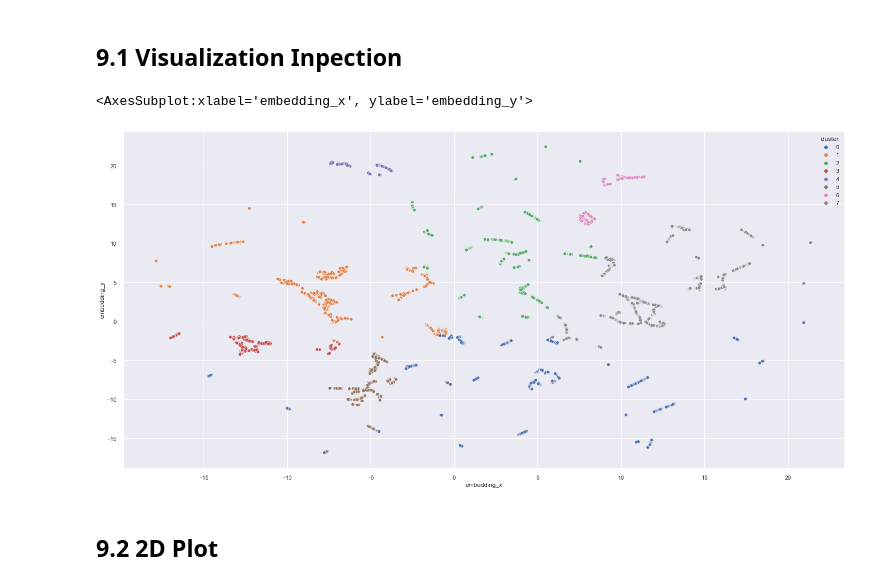
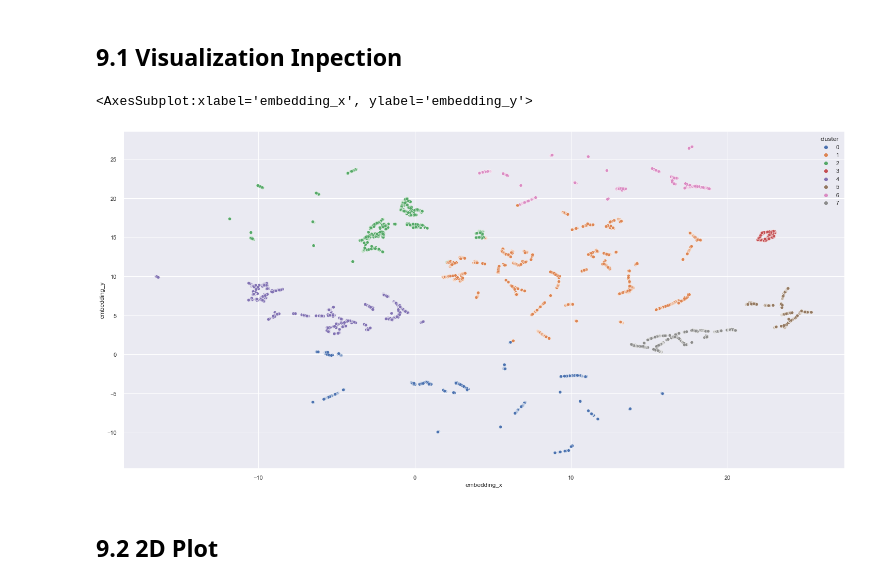
Before and after one commit to adrielepinto/clustering, a Jupyter notebook: notebooks/c0.9-pa005-clustering-model-mindmap.ipynb, the cells around one changed output. Cells and saved outputs as stored; diff of their text form; code cells hidden in the pictures.

```diff
--- a/notebooks/c0.9-pa005-clustering-model-mindmap.ipynb
+++ b/notebooks/c0.9-pa005-clustering-model-mindmap.ipynb
@@ -1022,12 +1025,12 @@ df92['cluster'] = labels
 # %%
 # visualizer = SilhouetteVisualizer( kmeans, colors='yellowbrick' )
 # visualizer.fit ( x )
 # visualizer.finalize()
 
-sns.scatterplot( x= 'embedding_x', y='embedding_y', hue='cluster', data=df9, palette='deep')
+sns.scatterplot( x= 'embedding_x', y='embedding_y', hue='cluster', data=df92, palette='deep')
 # %% [output]
 <AxesSubplot:xlabel='embedding_x', ylabel='embedding_y'>
-[figure, old version]
+[figure, new version]
 # %% [markdown]
 ## 9.2 2D Plot
 # %%
```
Also changed, not shown: parts of 39 cells of this notebook.
